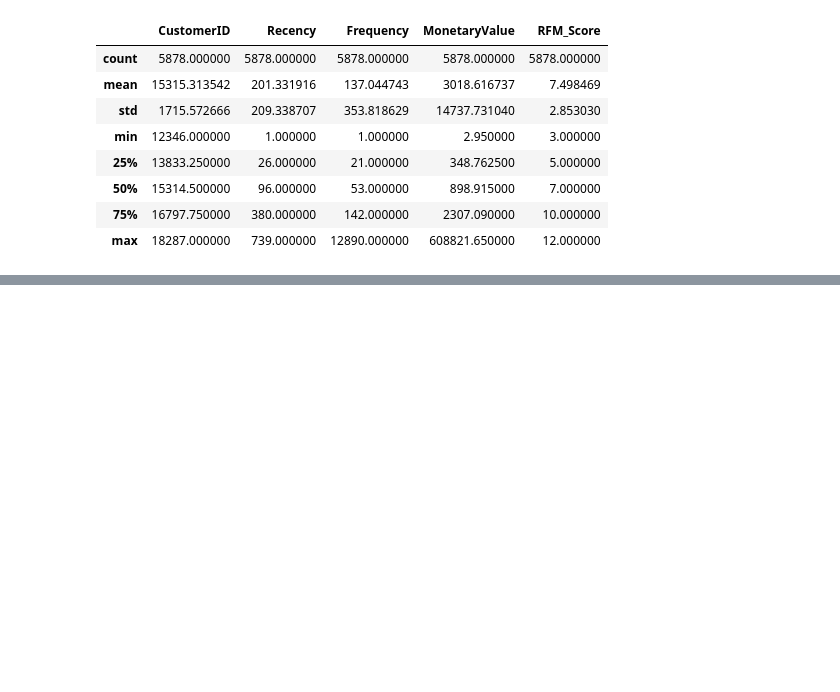
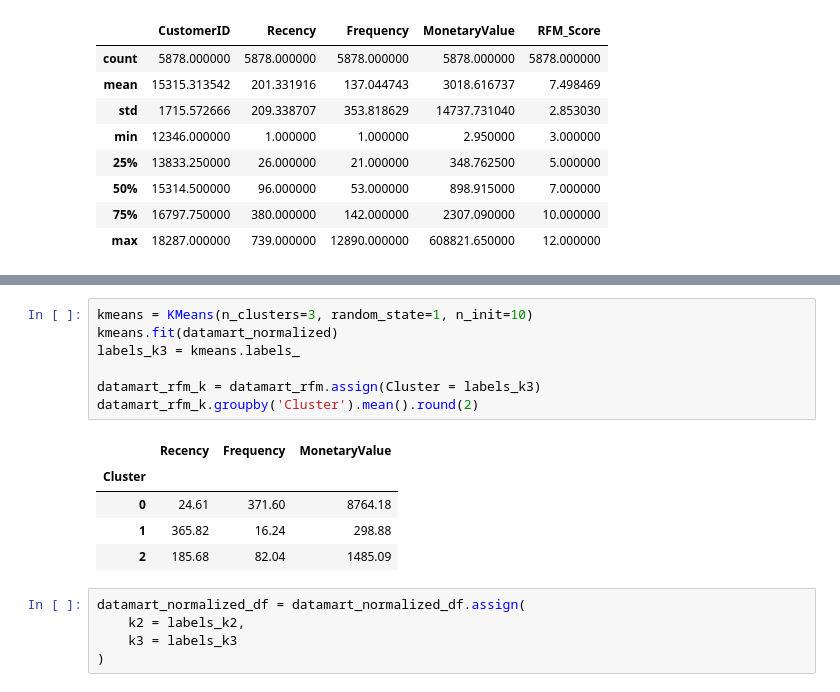
Before and after one commit to antobzzll/antobzzll.github.io, a Jupyter notebook: posts/online-retail-customer-segmentation/index.ipynb, the cells around one changed output, grey strips where cells are left out. Saved outputs shown, nothing was run; the diff lists cells and outputs as text; blank space fills up the shorter version.

```diff
--- a/posts/online-retail-customer-segmentation/index.ipynb
+++ b/posts/online-retail-customer-segmentation/index.ipynb
@@ -279,0 +309,18 @@ sns.displot(pd.DataFrame(datamart_normalized))
+# %%
+kmeans = KMeans(n_clusters=3, random_state=1, n_init=10)
+kmeans.fit(datamart_normalized)
+labels_k3 = kmeans.labels_
+
+datamart_rfm_k = datamart_rfm.assign(Cluster = labels_k3)
+datamart_rfm_k.groupby('Cluster').mean().round(2)
+# %% [output]
+|  | Recency | Frequency | MonetaryValue |
+| Cluster |  |  |  |
+| 0 | 24.61 | 371.60 | 8764.18 |
+| 1 | 365.82 | 16.24 | 298.88 |
+| 2 | 185.68 | 82.04 | 1485.09 |
+# %%
+datamart_normalized_df = datamart_normalized_df.assign(
+    k2 = labels_k2,
+    k3 = labels_k3
+)
```
Also changed, not shown: parts of 5 cells of this notebook, 1 other file.
